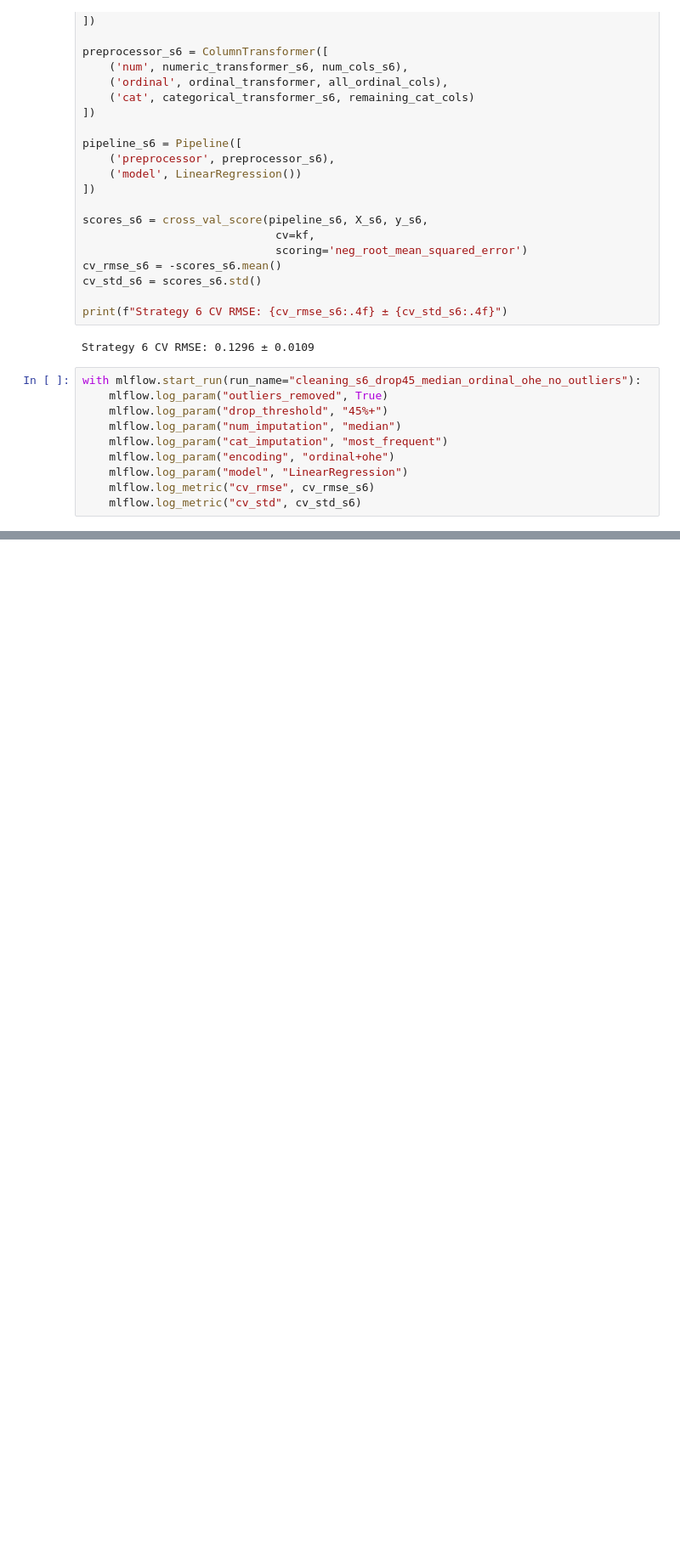
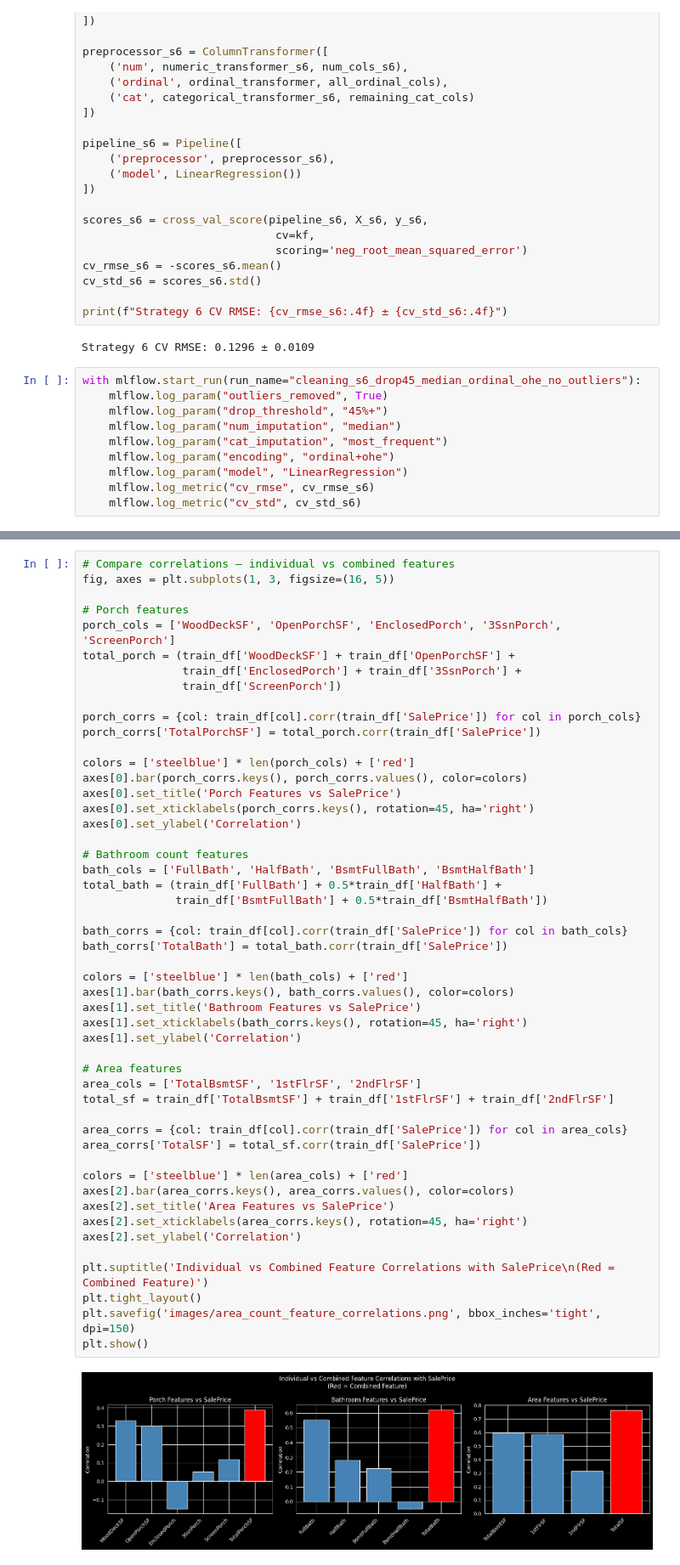
Before and after one commit to lukaxizo5/House-Prices, a Jupyter notebook: model_experiment.ipynb, the cells around one changed output, grey strips where cells are left out. Shown at 85% size. Cells and saved outputs as stored; diff of their text form; blank space fills up the shorter version.

```diff
--- a/model_experiment.ipynb
+++ b/model_experiment.ipynb
@@ -584,0 +669,52 @@ with mlflow.start_run(run_name="cleaning_s6_drop45_median_ordinal_ohe_no_outlier
+# %%
+# Compare correlations — individual vs combined features
+fig, axes = plt.subplots(1, 3, figsize=(16, 5))
+
+# Porch features
+porch_cols = ['WoodDeckSF', 'OpenPorchSF', 'EnclosedPorch', '3SsnPorch', 'ScreenPorch']
+total_porch = (train_df['WoodDeckSF'] + train_df['OpenPorchSF'] +
+               train_df['EnclosedPorch'] + train_df['3SsnPorch'] +
+               train_df['ScreenPorch'])
+
+porch_corrs = {col: train_df[col].corr(train_df['SalePrice']) for col in porch_cols}
+porch_corrs['TotalPorchSF'] = total_porch.corr(train_df['SalePrice'])
+
+colors = ['steelblue'] * len(porch_cols) + ['red']
+axes[0].bar(porch_corrs.keys(), porch_corrs.values(), color=colors)
+axes[0].set_title('Porch Features vs SalePrice')
+axes[0].set_xticklabels(porch_corrs.keys(), rotation=45, ha='right')
+axes[0].set_ylabel('Correlation')
+
+# Bathroom count features
+bath_cols = ['FullBath', 'HalfBath', 'BsmtFullBath', 'BsmtHalfBath']
+total_bath = (train_df['FullBath'] + 0.5*train_df['HalfBath'] +
+              train_df['BsmtFullBath'] + 0.5*train_df['BsmtHalfBath'])
+
+bath_corrs = {col: train_df[col].corr(train_df['SalePrice']) for col in bath_cols}
+bath_corrs['TotalBath'] = total_bath.corr(train_df['SalePrice'])
+
+colors = ['steelblue'] * len(bath_cols) + ['red']
+axes[1].bar(bath_corrs.keys(), bath_corrs.values(), color=colors)
+axes[1].set_title('Bathroom Features vs SalePrice')
+axes[1].set_xticklabels(bath_corrs.keys(), rotation=45, ha='right')
+axes[1].set_ylabel('Correlation')
+
+# Area features
+area_cols = ['TotalBsmtSF', '1stFlrSF', '2ndFlrSF']
+total_sf = train_df['TotalBsmtSF'] + train_df['1stFlrSF'] + train_df['2ndFlrSF']
+
+area_corrs = {col: train_df[col].corr(train_df['SalePrice']) for col in area_cols}
+area_corrs['TotalSF'] = total_sf.corr(train_df['SalePrice'])
+
+colors = ['steelblue'] * len(area_cols) + ['red']
+axes[2].bar(area_corrs.keys(), area_corrs.values(), color=colors)
+axes[2].set_title('Area Features vs SalePrice')
+axes[2].set_xticklabels(area_corrs.keys(), rotation=45, ha='right')
+axes[2].set_ylabel('Correlation')
+
+plt.suptitle('Individual vs Combined Feature Correlations with SalePrice\n(Red = Combined Feature)')
+plt.tight_layout()
+plt.savefig('images/area_count_feature_correlations.png', bbox_inches='tight', dpi=150)
+plt.show()
+# %% [output]
+[figure, added]
```
Also changed, not shown: parts of 61 cells of this notebook, 15 other files.
